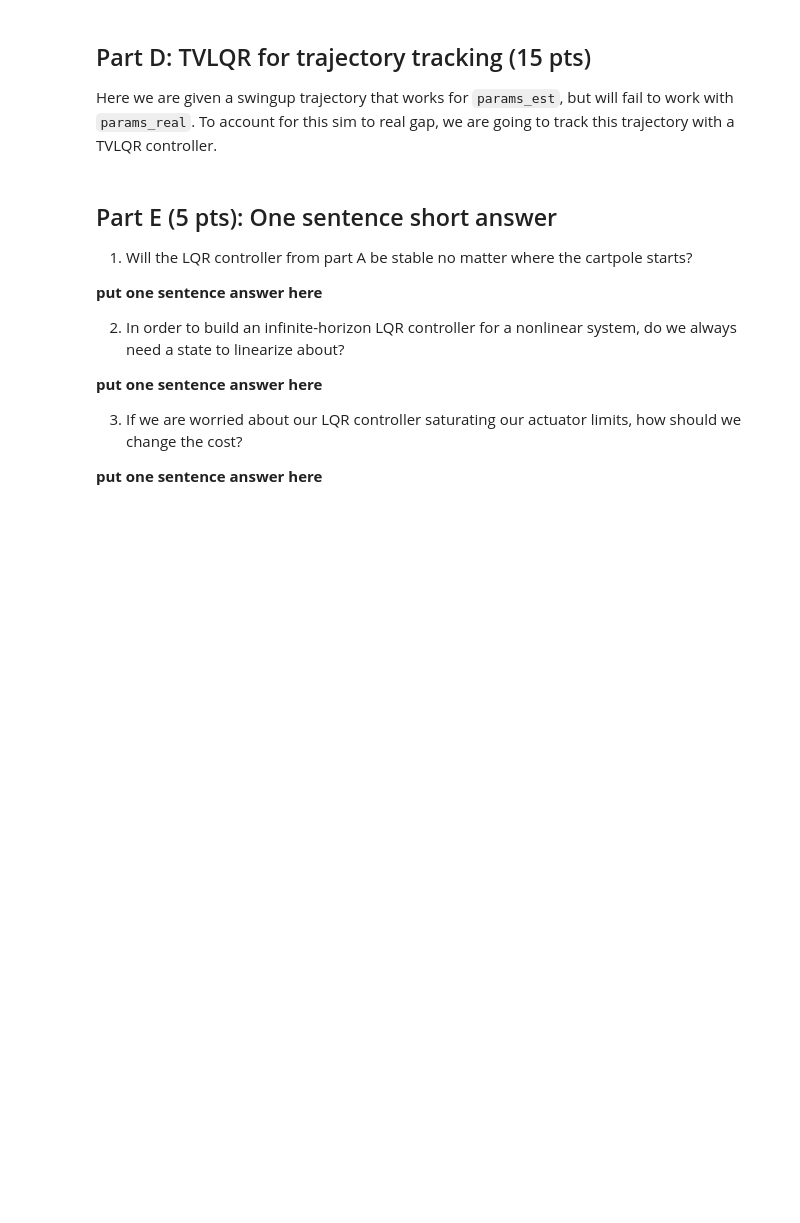
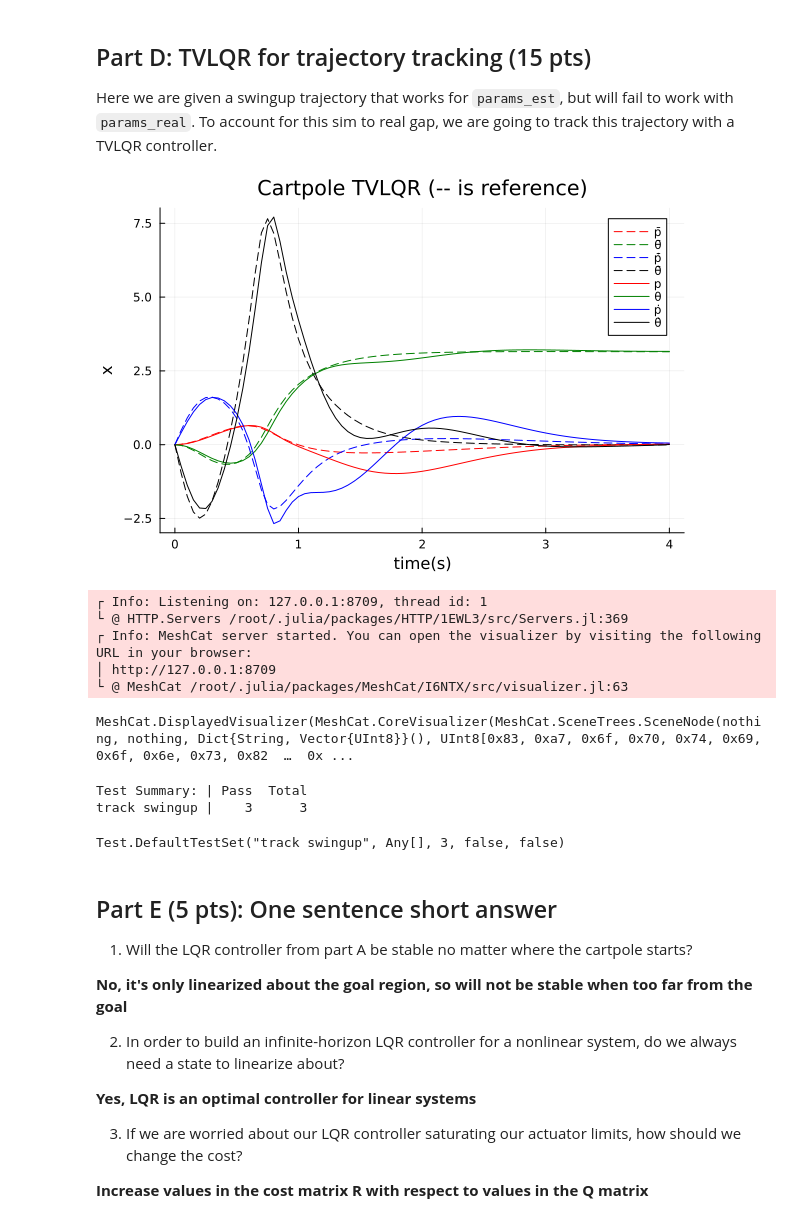
Before and after one commit to stevenwman/OCRL2024, a Jupyter notebook: HW/HW2_S24/Q2.ipynb, the cells around one changed output. Saved outputs shown, nothing was run; the diff lists cells and outputs as text; code cells hidden in the pictures; blank space fills up the shorter version.

```diff
--- a/HW/HW2_S24/Q2.ipynb
+++ b/HW/HW2_S24/Q2.ipynb
@@ -498,46 +498,74 @@ Here we are given a swingup trajectory that works for `params_est`, but will fai
     Q = diagm([1,1,.05,.1])
     Qf = 10*Q
     R = 0.05*diagm(ones(nu))
 
     # TODO: solve for tvlqr gains K
 
+    P = Qf
+    Ks = [zeros(nx) for i = 1:N-1]
+    Dc = zeros(nx+nu,nx+nu)
+    u = 0
 
+    for ii = N:-1:2
+        Ac = FD.jacobian(_x -> dynamics(params_est, _x, Ubar[ii-1]), Xbar[ii])
+        Bc = FD.jacobian(_u -> dynamics(params_est, Xbar[ii], _u), Ubar[ii-1])
+        Dc[1:nx, 1:nx+nu] = [Ac Bc]
+        Dd = exp(Dc*dt)
+        A, B = (Dd[1:nx, 1:nx], Dd[1:nx, (nx+1):(nx+nu)])
+
+        K = (R + B'*P*B) \ B'*P*A
+        Ks[ii-1] = vec(K)
+        P = Q + K'*R*K + (A-B*K)'*P*(A-B*K)
+    end
 
     # TODO: simulate this controlled system with rk4(params_real, ...)
-
-
+    for ii = 2:N
+        U = Ubar[ii-1]-[Ks[ii-1]⋅(X[ii-1] - Xbar[ii-1])]
+        X[ii] = rk4(params_real, X[ii-1],U, dt)
+    end
 
 
     # ---------------tests and plots/animations---------------
     xn = X[N]
     @test norm(xn)>0
     @test 1e-6<norm(xn - Xbar[end])<.2
     @test abs(abs(rad2deg(xn[2])) - 180) < 5 # within 5 degrees
 
     Xm = hcat(X...)
     Xbarm = hcat(Xbar...)
     plot(t_vec,Xbarm',ls=:dash, label = ["p̄" "θ̄" "ṗ̄" "θ̇̄"],lc = [:red :green :blue :black])
     display(plot!(t_vec,Xm',title = "Cartpole TVLQR (-- is reference)",
                  xlabel = "time(s)", ylabel = "x",
                  label = ["p" "θ" "ṗ" "θ̇"],lc = [:red :green :blue :black]))
 
     # animation stuff
     display(animate_cartpole(X, dt))
     # ---------------tests and plots/animations---------------
 
 
 end
+# %% [output]
+[figure, added]
+┌ Info: Listening on: 127.0.0.1:8709, thread id: 1
+└ @ HTTP.Servers /root/.julia/packages/HTTP/1EWL3/src/Servers.jl:369
+┌ Info: MeshCat server started. You can open the visualizer by visiting the following URL in your browser:
+│ http://127.0.0.1:8709
+└ @ MeshCat /root/.julia/packages/MeshCat/I6NTX/src/visualizer.jl:63
+MeshCat.DisplayedVisualizer(MeshCat.CoreVisualizer(MeshCat.SceneTrees.SceneNode(nothing, nothing, Dict{String, Vector{UInt8}}(), UInt8[0x83, 0xa7, 0x6f, 0x70, 0x74, 0x69, 0x6f, 0x6e, 0x73, 0x82  …  0x ...
+Test Summary: | Pass  Total
+track swingup |    3      3
+Test.DefaultTestSet("track swingup", Any[], 3, false, false)
 # %% [markdown]
 ## Part E (5 pts): One sentence short answer
 
 1. Will the LQR controller from part A be stable no matter where the cartpole starts?
 
-**put one sentence answer here**
+**No, it's only linearized about the goal region, so will not be stable when too far from the goal**
 
 2. In order to build an infinite-horizon LQR controller for a nonlinear system, do we always need a state to linearize about?
 
-**put one sentence answer here**
+**Yes, LQR is an optimal controller for linear systems**
 
 3. If we are worried about our LQR controller saturating our actuator limits, how should we change the cost?
 
-**put one sentence answer here**
+**Increase values in the cost matrix R with respect to values in the Q matrix**
```
Also changed, not shown: parts of 1 cell of this notebook.
